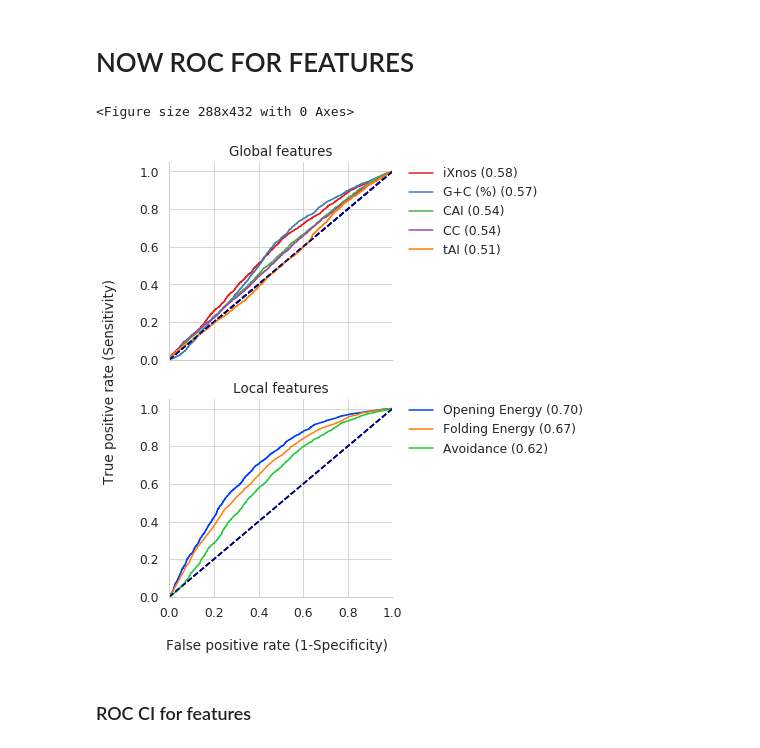
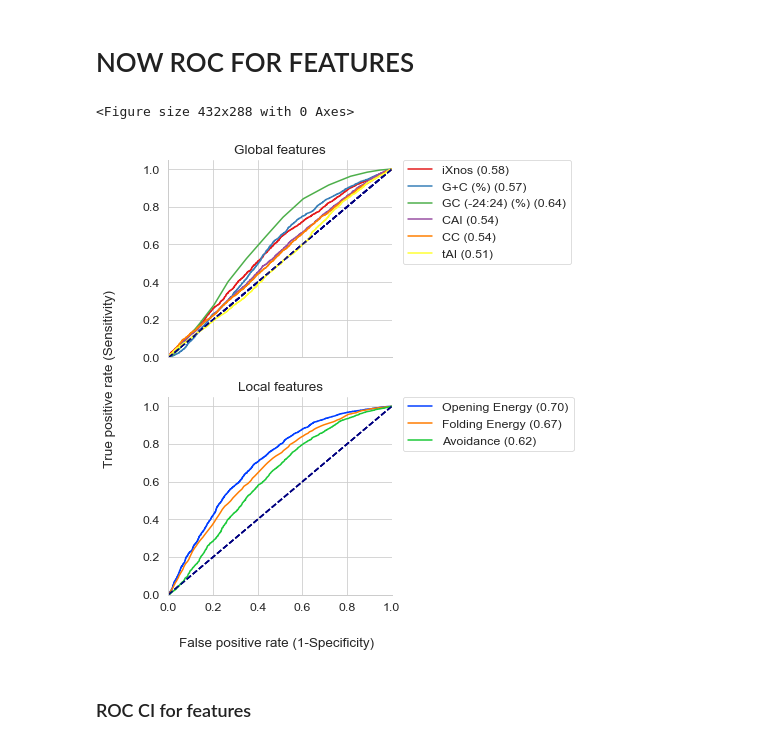
Before and after one commit to Gardner-BinfLab/TIsigner_paper_2019, a Jupyter notebook: feature_analysis_and_optimisation/manscr_final.ipynb, the cells around one changed output. Cells and saved outputs as stored; diff of their text form; code cells hidden in the pictures.

```diff
--- a/feature_analysis_and_optimisation/manscr_final.ipynb
+++ b/feature_analysis_and_optimisation/manscr_final.ipynb
@@ -138,7 +150,7 @@ from sklearn.metrics import roc_curve, auc
 
 
 all_features = pd.read_csv('results/features_and_merged_with_ixnos_dicodone.csv')
-df = all_features[['iXnos', 'G+C (%)', 'CAI','Genome', 'tAI', ]].copy()
+df = all_features[['iXnos', 'G+C (%)', 'GC (-24:24) (%)', 'CAI','Genome', 'tAI', ]].copy()
 
 #Rename Genomics to CC (codon context)
 df.rename(columns={'Genome':'CC'}, inplace=True)
@@ -148,6 +160,7 @@ df1.rename(columns={'STR(-30:30)': 'Folding Energy', 'Accessibility': 'Opening E
 
 
 df['G+C (%)'] = - df['G+C (%)']
+df['GC (-24:24) (%)'] = - df['GC (-24:24) (%)']
 df['iXnos'] = -df['iXnos']
 df1['Opening Energy'] = - df1['Opening Energy']
 
@@ -184,35 +197,35 @@ for i, col in enumerate(df.columns):
         labelbottom=False) # labels along the bottom edge are off
 
 
 
 sns.set_style("whitegrid")
 sns.set_context("paper", font_scale=1.4)
 sns.set_palette("bright")
 plt.subplot(2, 1, 2)
 for i, col in enumerate(df1.columns):
     preds = df1[col].values
     fpr, tpr, _ = roc_curve(labels, preds)
     roc_auc = auc(fpr, tpr)
     plt.plot(fpr, tpr, # c=np.random.rand(3,),
              lw=lw, label=col +' (%0.2f)' % roc_auc)
     plt.plot([0, 1], [0, 1], color='navy', lw=lw, linestyle='--')
     plt.xlim([0.0, 1.0])
     plt.ylim([0.0, 1.05])
     plt.title('Local features')
     plt.legend(bbox_to_anchor=(1.05, 1), loc=2, borderaxespad=0.)
 
 
 
 # Make common axis labels
 fig.text(0.5, 0.04, 'False positive rate (1-Specificity)', va='center', ha='center')
 fig.text(-0.08, 0.5, 'True positive rate (Sensitivity)', va='center', ha='center', rotation='vertical')
 
 sns.despine()
 plt.savefig("figs/ROC_features_all.pdf", bbox_inches = 'tight', pad_inches = 0)
 plt.show()
 # %% [output]
-<Figure size 288x432 with 0 Axes>
+<Figure size 432x288 with 0 Axes>
-[figure, old version]
+[figure, new version]
 # %% [markdown]
 ### ROC CI for features
 # %%
```
Also changed, not shown: parts of 18 cells of this notebook.
